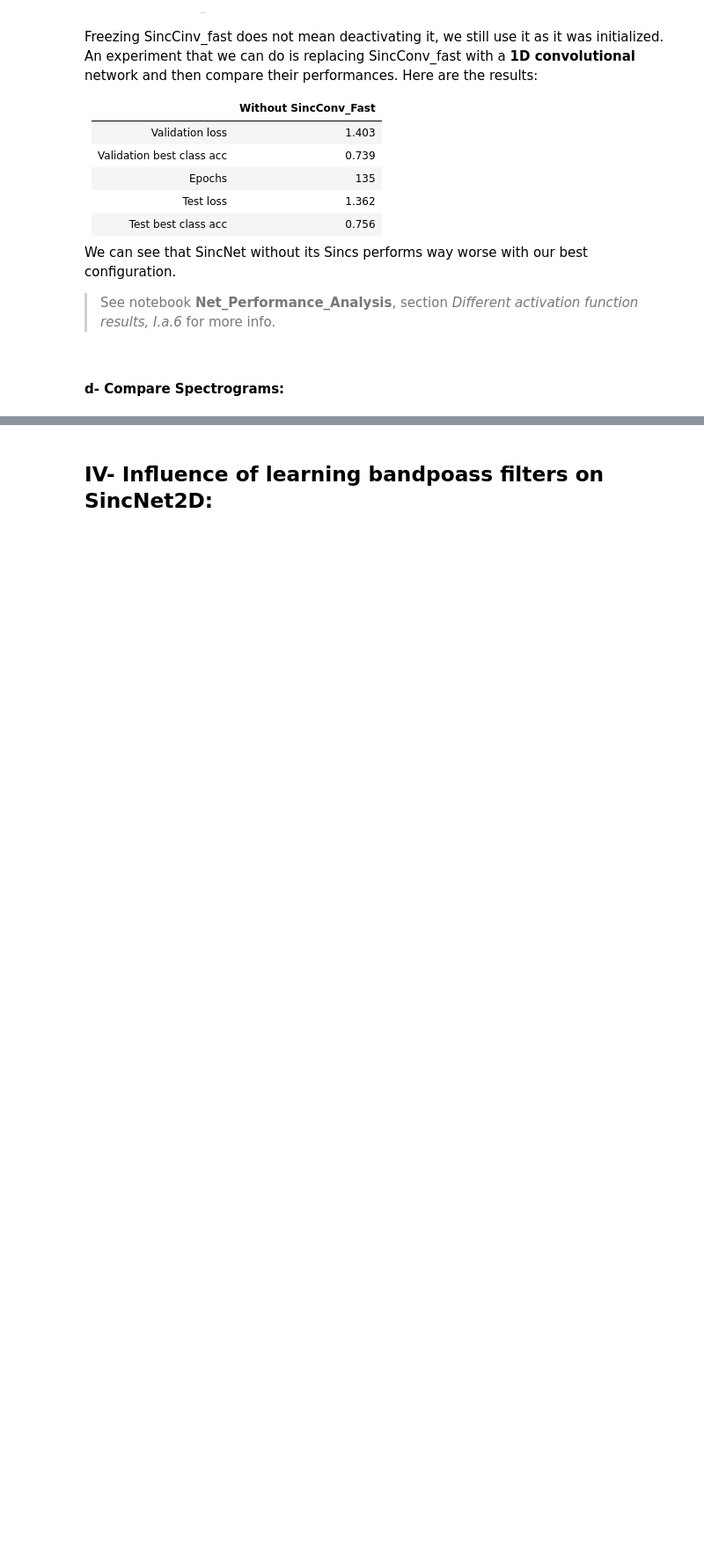
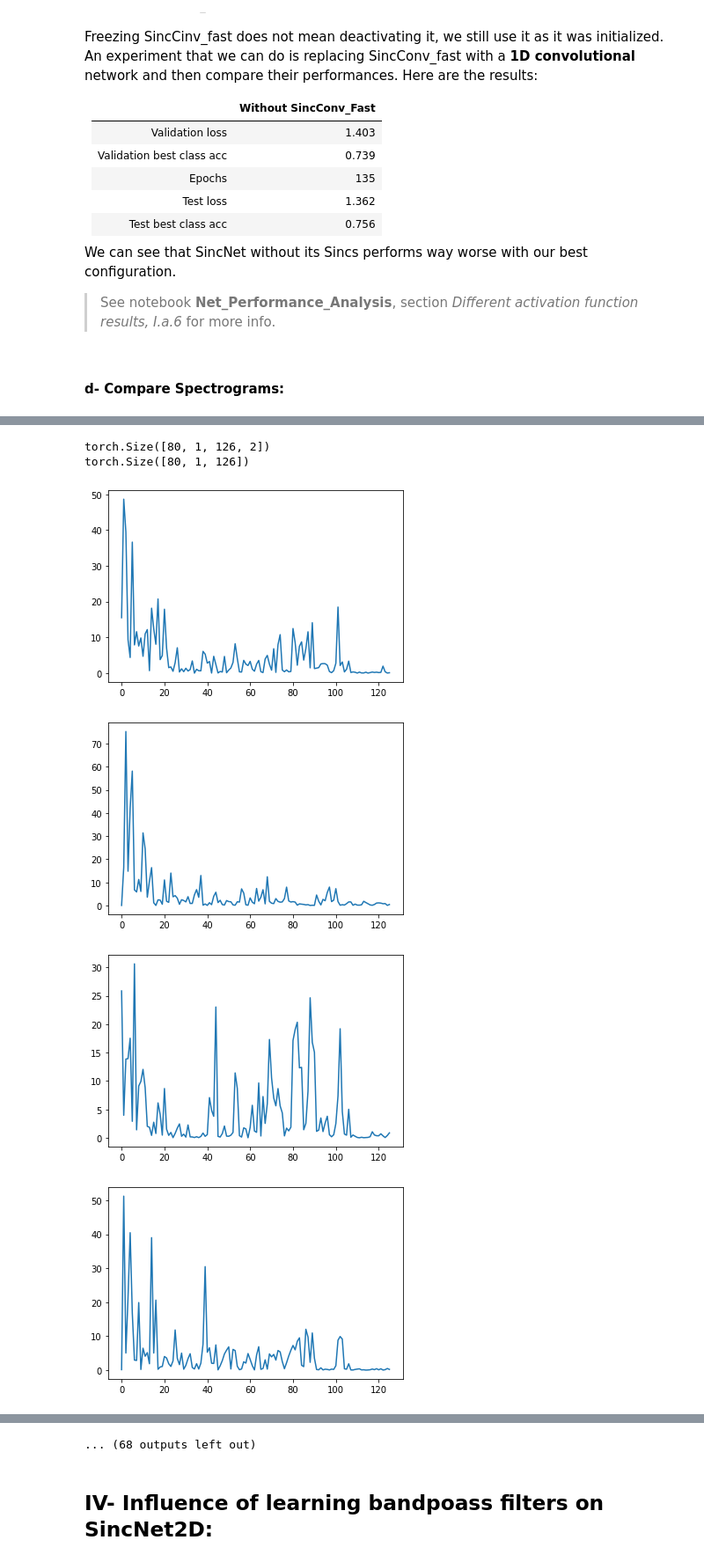
Before and after one commit to Learningchipmunk/SincNet_v2.0, a Jupyter notebook: Compare_Changes_in_SincNet_Filters.ipynb, the cells around one changed output, grey strips where cells are left out. Shown at 88% size. Saved outputs shown, nothing was run; the diff lists cells and outputs as text; code cells hidden in the pictures; blank space fills up the shorter version.

```diff
--- a/Compare_Changes_in_SincNet_Filters.ipynb
+++ b/Compare_Changes_in_SincNet_Filters.ipynb
@@ -836,0 +777,32 @@ STFT kernels created, time used = 0.0912 seconds
+# %%
+CNN_arch['use_SincConv_fast'] = False
+
+del CNN_net
+CNN_net = CNN(CNN_arch)
+CNN_net.cuda()
+
+Main_net = MainNet(CNN_net, DNN1_net, DNN2_net)
+Main_net.cuda()
+
+Models_file_extension = ".pkl" if pt_file == 'none' else pt_file.split(".")[1]
+previous_model_path   = "exp/SincNet_DCASE_v2.0/CNNlay4_Rand0PreEnergy1000ms_Scheduler_1DConvOnly_Window800ms_PReLu_Drop30/CNNlay4_Rand0PreEnergy1000ms_Scheduler_1DConvOnly_Window800ms_PReLu_Drop30"
+inTheSameFile         = False## To change depending on versions
+sincnet_version       = 2## To change depending on versions
+
+
+
+## Loading previously trained model if needed:
+#Function was modified especially for .py folders:
+Main_net_1DconvsOnly, _, _, _, _, _ = LoadPrevModel(Main_net, CNN_net, DNN1_net, DNN2_net,
+                                                    previous_model_path,
+                                                    Models_file_extension,
+                                                    Load= True,
+                                                    inSameFile = inTheSameFile,
+                                                    test_acc_period = N_eval_epoch,
+                                                    at_epoch = 0,
+                                                    evalMode
+                                                    = True)
+print(Main_net_1DconvsOnly.CNN_net.conv[0].weight.shape)
+
+# https://pytorch.org/docs/stable/generated/torch.rfft.html
+Convs1D_as_filters = torch.rfft(Main_net_1DconvsOnly.CNN_net.conv[0].weight, 1).detach()
@@ -836,0 +813,15 @@ STFT kernels created, time used = 0.0912 seconds
+# %%
+print(Convs1D_as_filters.pow(2).shape)
+print(Convs1D_as_filters.pow(2).sum(3).shape)#Module au carré
+# %% [output]
+torch.Size([80, 1, 126, 2])
+torch.Size([80, 1, 126])
+# %%
+for i in range (80):
+    plt.plot(Convs1D_as_filters.pow(2).sum(3).view(80,-1)[i, :].cpu().numpy())
+    plt.show()
+# %% [output]
+[figure, added]
+[figure, added]
+[figure, added]
+[figure, added]
@@ -836,0 +836 @@ STFT kernels created, time used = 0.0912 seconds
+... (68 outputs left out)
```
Also changed, not shown: parts of 7 cells of this notebook, 2 other files.
